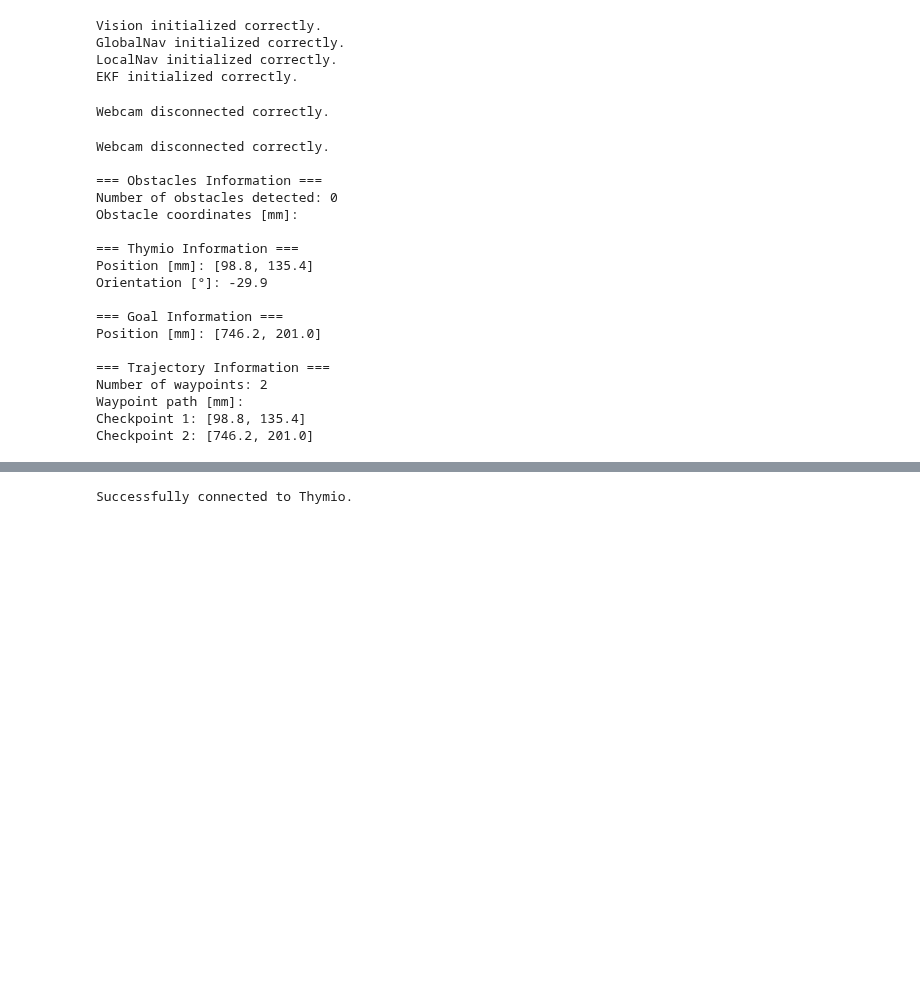
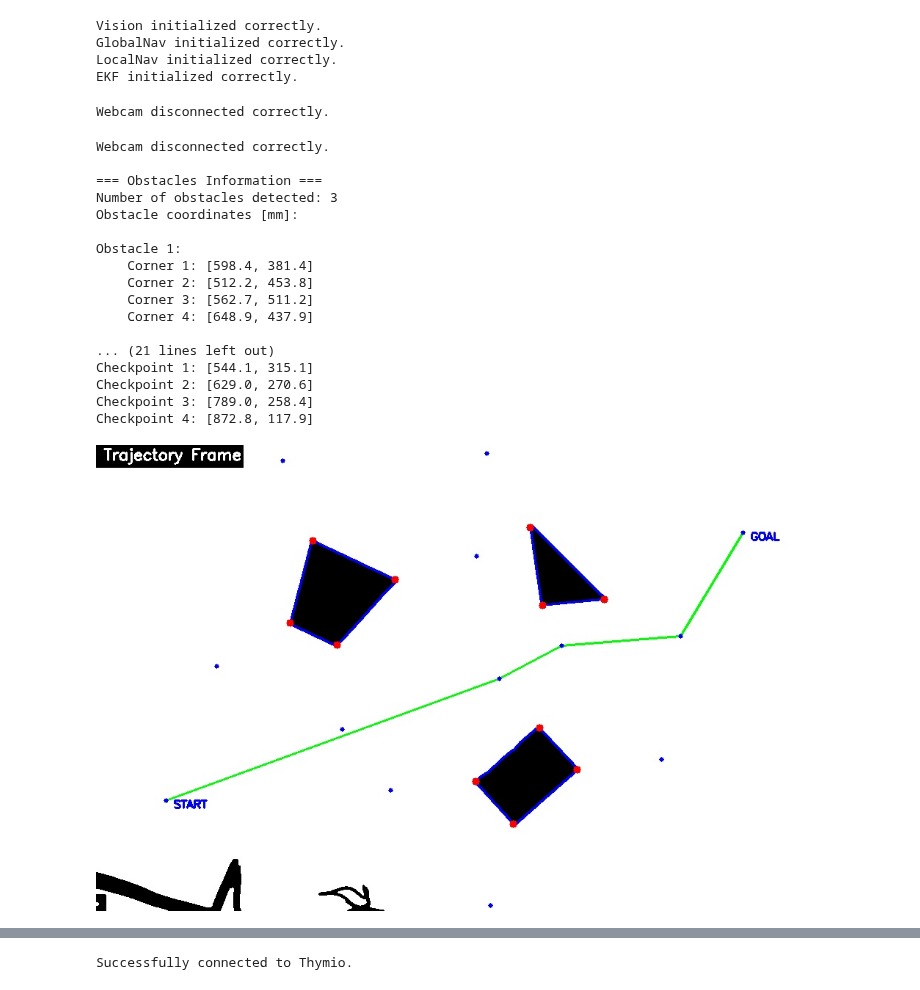
Before and after one commit to rayangdn/thymio-epfl, a Jupyter notebook: Group_T46_report.ipynb, the cells around one changed output, grey strips where cells are left out. Drawn from its saved outputs; the diff is of its cells as text; code cells hidden in the pictures; blank space fills up the shorter version.

Commit message:
add images for cov

```diff
--- a/Group_T46_report.ipynb
+++ b/Group_T46_report.ipynb
@@ -24,15 +46,15 @@ DT = 0.1  # s
 DEVICE_ID = 2
 
 # World configuration
-WORLD_WIDTH = 920  # mm
-WORLD_HEIGHT = 430 # mm
+WORLD_WIDTH = 1060  # mm
+WORLD_HEIGHT = 710 # mm
 
 # Thymio configuration
 THYMIO_WIDTH = 110  # mm
 THYMIO_LENGTH = 110  # mm$
 THYMIO_WHEEL_BASE = 90  # mm
 THYMIO_WHEEL_RADIUS = 20  # mm
-SPEED_TO_MM_S = 2.9466 # Found experimentally (cf run_tests.ipynb)
+SPEED_TO_MM_S = 1.3 # Found experimentally (cf run_tests.ipynb)
 
 # Kidnapping configuration
 KIDNAP_THRESHOLD = 40 # mm
@@ -101,7 +123,6 @@ finally:
 # %% [output]
 Webcam disconnected correctly.
 # %%
-
 # Display variables
 obstacles_img = None
 trajectory_frame = None
@@ -137,12 +158,14 @@ try:
 
     input("Press Enter to get the obstacles position...")
 
+    vision.flush()
     # Get the obstacles position
     _, process_frame = vision.get_frame()
     obstacles_pos, obstacles_img = vision.get_obstacles_position(process_frame)
 
     input("Press Enter when thymio and goal position have been placed on the map...")
 
+    vision.flush()
     # Get the goal position and thymio position
     while not found_thymio:
         _, process_frame = vision.get_frame()
@@ -153,6 +176,7 @@ try:
     print(f"Thymio position [mm]: {np.round(thymio_pos[:2], 1)}")
     print(f"Thymio orientation [°]: {np.degrees(thymio_pos[2])}")
 
+    vision.flush()
     while not found_goal:
         _, process_frame = vision.get_frame()
         frame, goal_pos, found_goal = vision.get_goal_position(process_frame)
@@ -164,48 +188,49 @@ try:
 
     input("Press Enter to get the trajectory from thymio to goal position...")
 
+    vision.flush()
     # Get the trajectory from thymio to goal position
     while not found_trajectory:
         _, frame = vision.get_frame()
         trajectory_frame, trajectory_pos, found_trajectory = global_nav.get_trajectory(obstacles_img, thymio_pos, goal_pos, obstacles_pos,
                                                                                        THYMIO_WIDTH, vision.scale_factor)
         time.sleep(DT)
 
     # Initialize the EKF
     ekf.initialize_state(np.array([thymio_pos[0], thymio_pos[1], thymio_pos[2], 0.0, 0.0])) # x, y, theta, v, omega
     ekf.set_mode(covered=False) # Set the mode to uncovered
 
     utils.display_frames(None, frame, trajectory_frame)
 
     input("Press Enter to get overall information...")
 
 except Exception as e:
     print(f"An error occurred: {str(e)}")
-    exit(1)
 except KeyboardInterrupt:
     print("User interrupted the kernel. Closing the webcam...")
 
 finally:
     # Release resources
     vision.disconnect_webcam()
     utils.print_status(obstacles_pos, thymio_pos, goal_pos, trajectory_pos)
+    utils.display_frames(None, None, trajectory_frame)
 # %% [output]
 Webcam disconnected correctly.
 
 === Obstacles Information ===
-Number of obstacles detected: 0
+Number of obstacles detected: 3
 Obstacle coordinates [mm]:
 
-=== Thymio Information ===
-Position [mm]: [98.8, 135.4]
-Orientation [°]: -29.9
+Obstacle 1:
+    Corner 1: [598.4, 381.4]
+    Corner 2: [512.2, 453.8]
+    Corner 3: [562.7, 511.2]
+    Corner 4: [648.9, 437.9]
 
-=== Goal Information ===
-Position [mm]: [746.2, 201.0]
-
-=== Trajectory Information ===
-Number of waypoints: 2
-Waypoint path [mm]:
-Checkpoint 1: [98.8, 135.4]
-Checkpoint 2: [746.2, 201.0]
+... (21 lines left out)
+Checkpoint 1: [544.1, 315.1]
+Checkpoint 2: [629.0, 270.6]
+Checkpoint 3: [789.0, 258.4]
+Checkpoint 4: [872.8, 117.9]
+[figure, added]
 # %%
```
Also changed, not shown: parts of 6 cells of this notebook, 10 other files.
